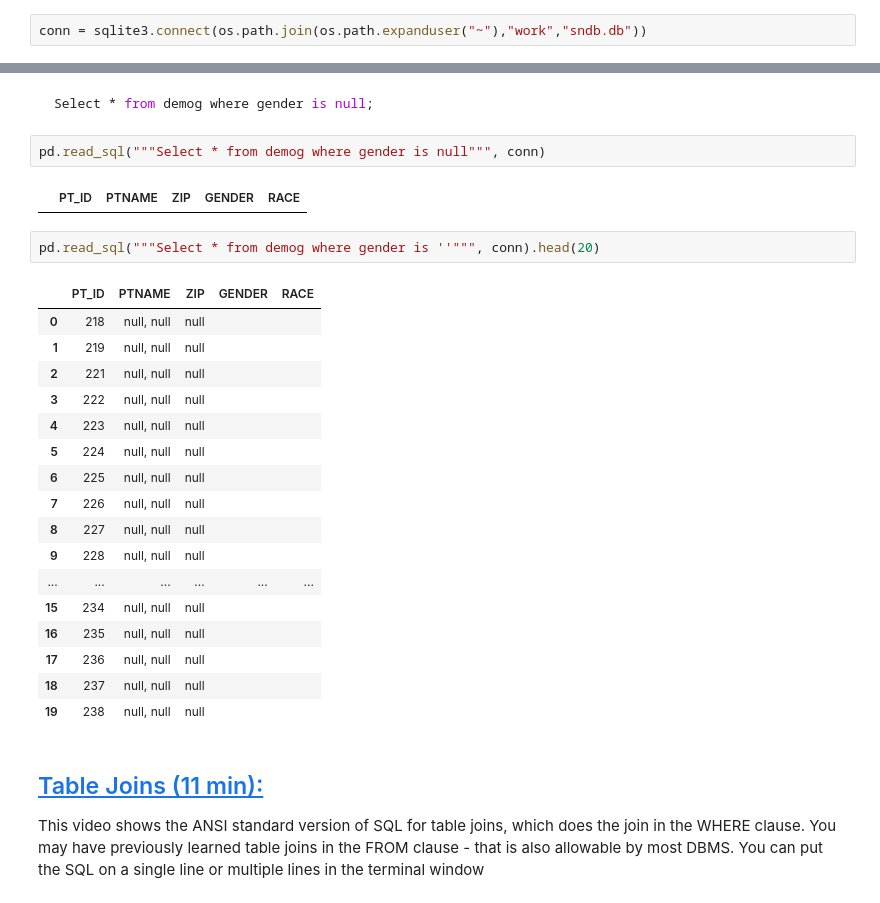
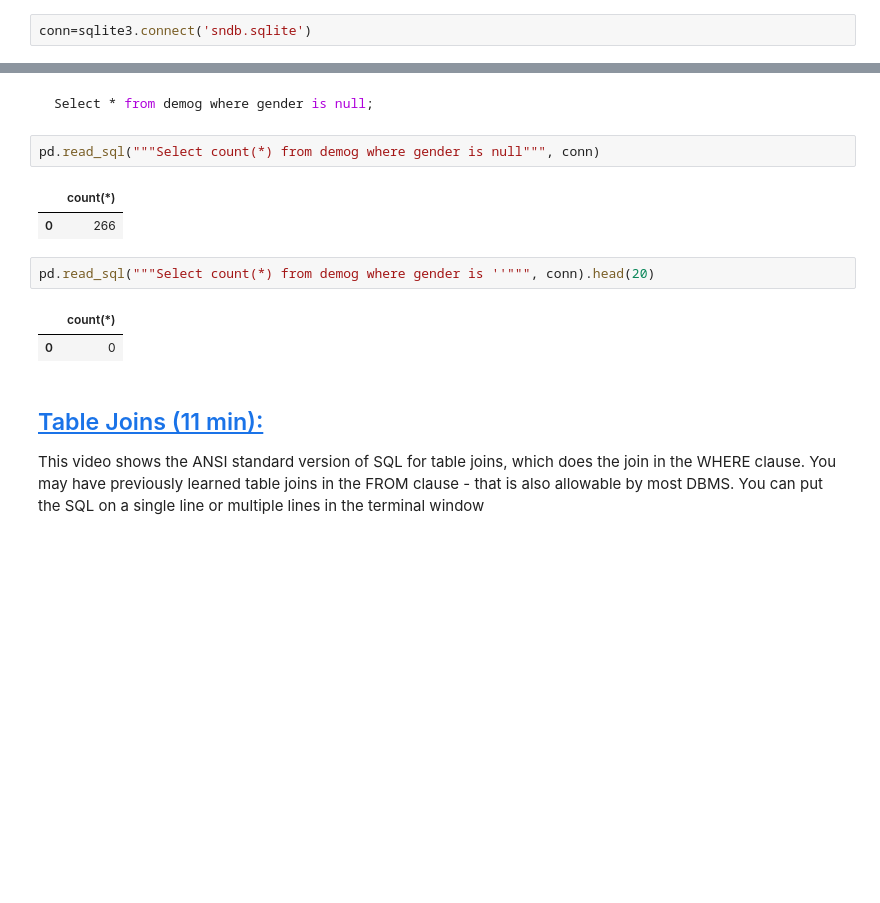
Before and after one commit to UUDBMI/intro_DB, a Jupyter notebook: Part2_DB_SQL_Pandas.ipynb, the cells around one changed output, grey strips where cells are left out. Saved outputs shown, nothing was run; the diff lists cells and outputs as text; blank space fills up the shorter version.

Commit message:
Updated Pandas
I edited the conn to refer to the copy of the database that is within this folder. Also verified the clean SQL statements

````diff
--- a/Part2_DB_SQL_Pandas.ipynb
+++ b/Part2_DB_SQL_Pandas.ipynb
@@ -29,7 +30,7 @@ import os
 import sqlite3
 from IPython.display import YouTubeVideo
 # %%
-conn = sqlite3.connect(os.path.join(os.path.expanduser("~"),"work","sndb.db"))
+conn=sqlite3.connect('sndb.sqlite')
 # %% [markdown]
 ### SQL Select statement (reading data)
 
@@ -160,29 +161,15 @@ pd.read_sql("""Select pt_id,
 Select * from demog where gender is null;
 ```
 # %%
-pd.read_sql("""Select * from demog where gender is null""", conn)
+pd.read_sql("""Select count(*) from demog where gender is null""", conn)
 # %% [output]
-|  | PT_ID | PTNAME | ZIP | GENDER | RACE |
+|  | count(*) |
+| 0 | 266 |
 # %%
-pd.read_sql("""Select * from demog where gender is ''""", conn).head(20)
+pd.read_sql("""Select count(*) from demog where gender is ''""", conn).head(20)
 # %% [output]
-|  | PT_ID | PTNAME | ZIP | GENDER | RACE |
-| 0 | 218 | null, null | null |  |  |
-| 1 | 219 | null, null | null |  |  |
-| 2 | 221 | null, null | null |  |  |
-| 3 | 222 | null, null | null |  |  |
-| 4 | 223 | null, null | null |  |  |
-| 5 | 224 | null, null | null |  |  |
-| 6 | 225 | null, null | null |  |  |
-| 7 | 226 | null, null | null |  |  |
-| 8 | 227 | null, null | null |  |  |
-| 9 | 228 | null, null | null |  |  |
-| ... | ... | ... | ... | ... | ... |
-| 15 | 234 | null, null | null |  |  |
-| 16 | 235 | null, null | null |  |  |
-| 17 | 236 | null, null | null |  |  |
-| 18 | 237 | null, null | null |  |  |
-| 19 | 238 | null, null | null |  |  |
+|  | count(*) |
+| 0 | 0 |
 # %% [markdown]
 ## [Table Joins (11 min):]( https://youtu.be/XcEeR5mD-b4)
 
````
Also changed, not shown: parts of 5 cells of this notebook.
